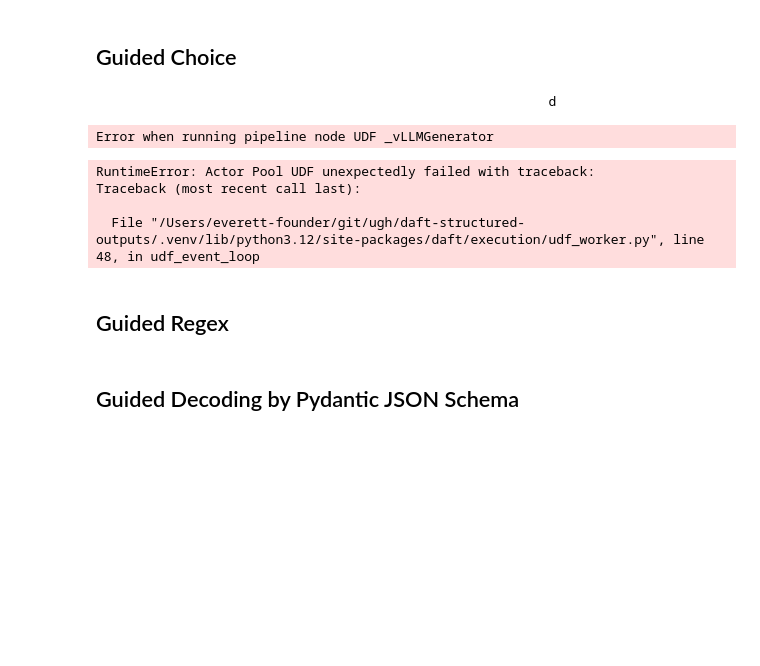
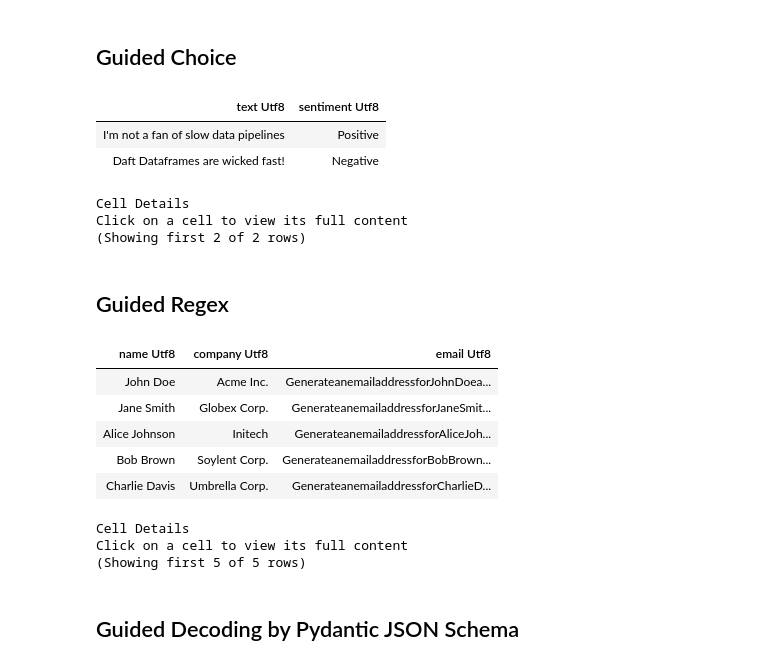
Before and after one commit to everettVT/daft-structured-outputs, a Jupyter notebook: workload/llm_generate_vllm_provider_examples.ipynb, the cells around one changed output. Drawn from its saved outputs; the diff is of its cells as text; code cells hidden in the pictures; blank space fills up the shorter version.

```diff
--- a/workload/llm_generate_vllm_provider_examples.ipynb
+++ b/workload/llm_generate_vllm_provider_examples.ipynb
@@ -22,6 +60,7 @@ from vllm.sampling_params import GuidedDecodingParams
 
 MAX_TOKENS = 100
 TEMPERATURE = 0.0
+NUM_GPUS = 1
 # %% [markdown]
 ## Guided Choice
 # %%
@@ -34,54 +73,64 @@ df_choice = daft.from_pydict({
 
 df_choice = df_choice.with_column("sentiment", llm_generate(
     "Classify this sentiment: " + df_choice["text"],
-    #model="google/gemma-3-270m",
+    model="google/gemma-3-270m",
     provider="vllm",
-    #guided_decoding=GuidedDecodingParams(choice=["Positive", "Negative"]),
-    max_tokens=MAX_TOKENS,
-    temperature=TEMPERATURE,
+    guided_decoding= GuidedDecodingParams(choice=["Positive", "Negative"]),
+    max_tokens= MAX_TOKENS,
+    temperature= TEMPERATURE,
+    num_gpus= NUM_GPUS
 )).collect()
 df_choice.show()
 # %% [output]
+| text Utf8 | sentiment Utf8 |
+| I'm not a fan of slow data pipelines | Positive |
+| Daft Dataframes are wicked fast! | Negative |
-                                                          d
+Cell Details
+Click on a cell to view its full content
+(Showing first 2 of 2 rows)
-Error when running pipeline node UDF _vLLMGenerator
-RuntimeError: Actor Pool UDF unexpectedly failed with traceback:
-Traceback (most recent call last):
-
-  File "/Users/everett-founder/git/ugh/daft-structured-outputs/.venv/lib/python3.12/site-packages/daft/execution/udf_worker.py", line 48, in udf_event_loop
 # %% [markdown]
 ## Guided Regex
 # %%
 df_regex = daft.from_pydict({
     "name": [
         "John Doe",
         "Jane Smith",
         "Alice Johnson",
         "Bob Brown",
         "Charlie Davis",
     ],
     "company": [
         "Acme Inc.",
         "Globex Corp.",
         "Initech",
         "Soylent Corp.",
         "Umbrella Corp.",
     ]
 })
 
 df_regex = df_regex.with_column("email", llm_generate(
     format("""
     Generate an email address for {} at {}
-    End in .com and new line.
-    Example result:
-    alan.turing@enigma.com
-    """, col["name"], col["company"]),
+    End in .com
+    """, col("name"), col("company")),
     model="google/gemma-3-270m",
     provider="vllm",
     guided_decoding=GuidedDecodingParams(regex=r"\w+@\w+\.com\n"),
     max_tokens=MAX_TOKENS,
     temperature=TEMPERATURE,
+    num_gpus=NUM_GPUS
 ))
 df_regex.show()
+# %% [output]
+| name Utf8 | company Utf8 | email Utf8 |
+| John Doe | Acme Inc. | GenerateanemailaddressforJohnDoea... |
+| Jane Smith | Globex Corp. | GenerateanemailaddressforJaneSmit... |
+| Alice Johnson | Initech | GenerateanemailaddressforAliceJoh... |
+| Bob Brown | Soylent Corp. | GenerateanemailaddressforBobBrown... |
+| Charlie Davis | Umbrella Corp. | GenerateanemailaddressforCharlieD... |
+Cell Details
+Click on a cell to view its full content
+(Showing first 5 of 5 rows)
 # %% [markdown]
 ## Guided Decoding by Pydantic JSON Schema
 # %%
```
Also changed, not shown: parts of 4 cells of this notebook.
